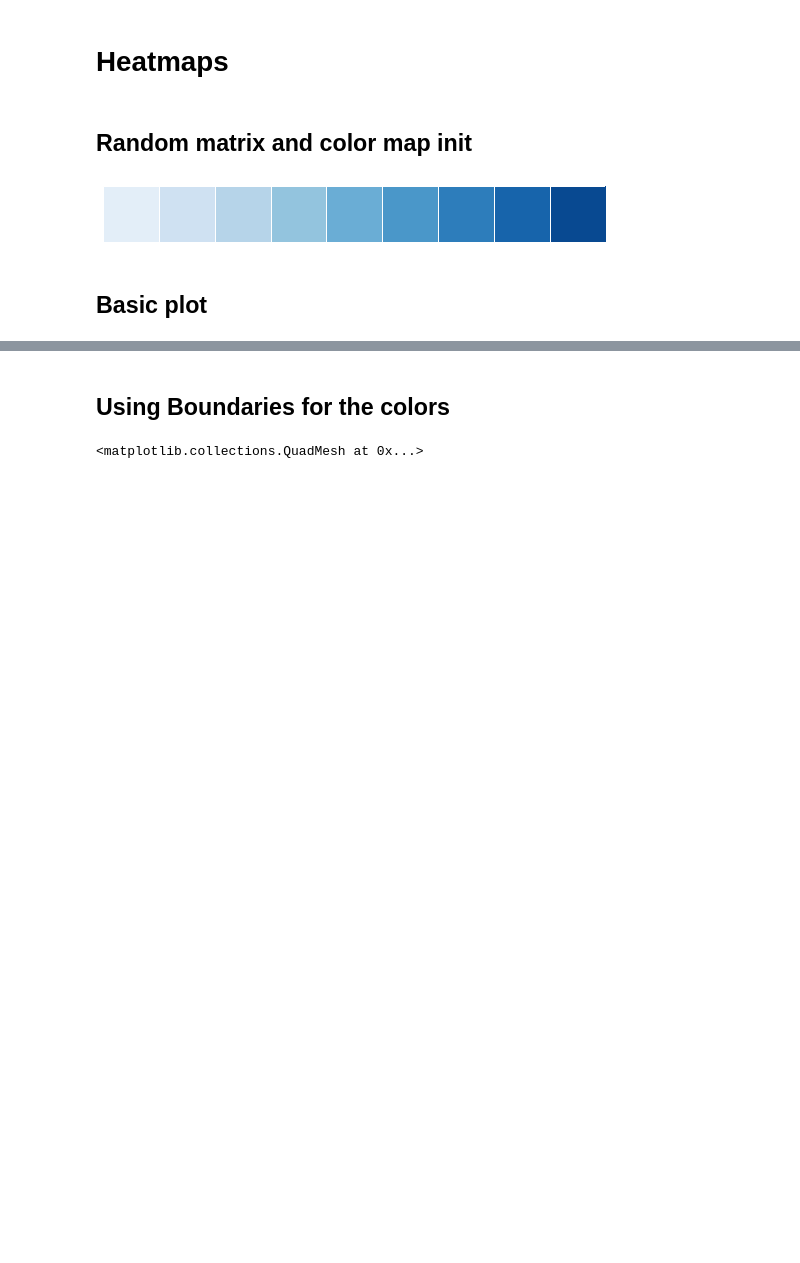
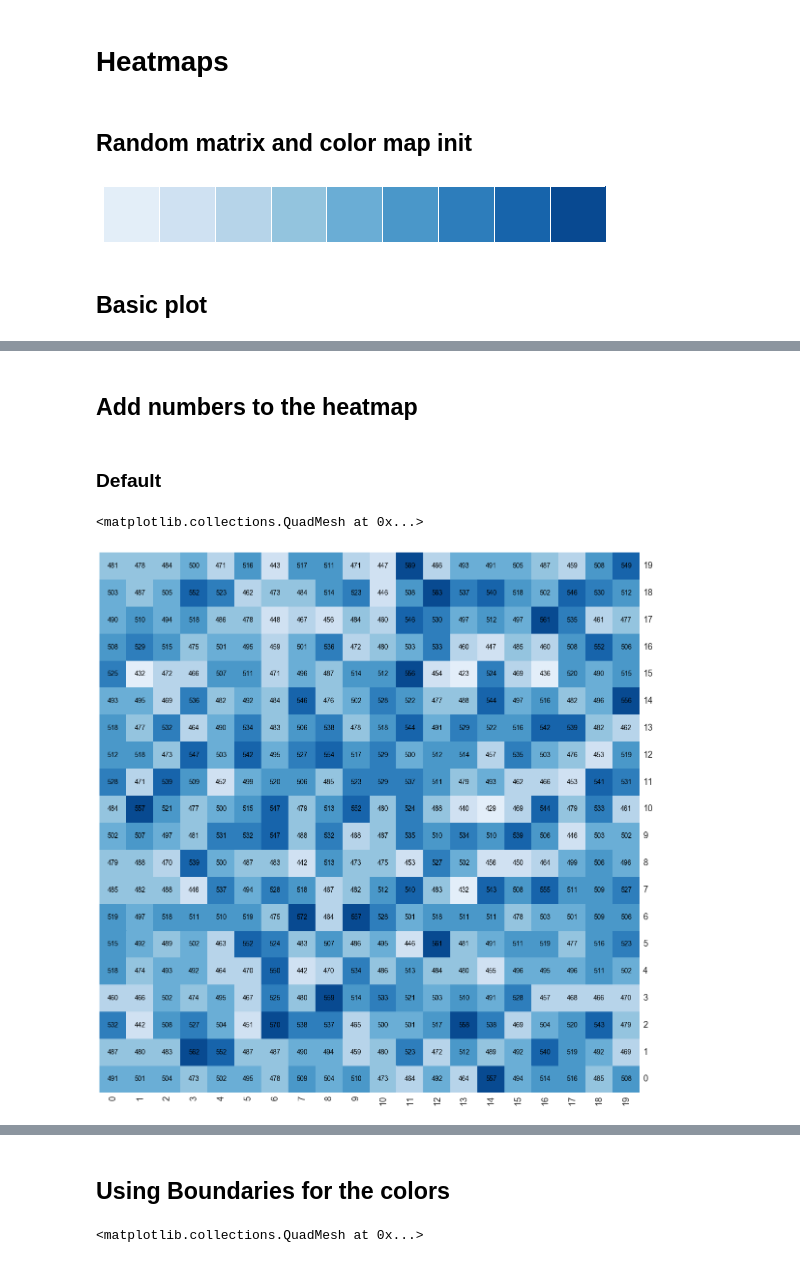
Before and after one commit to frubino/mgkit, a Jupyter notebook: docs/source/examples/plots/heatmap.ipynb, the cells around one changed output, grey strips where cells are left out. Drawn from its saved outputs; the diff is of its cells as text; code cells hidden in the pictures; blank space fills up the shorter version.

Commit message:
Added possibility to add numbers to an heatmap. Also updated the example notebook.

```diff
--- a/docs/source/examples/plots/heatmap.ipynb
+++ b/docs/source/examples/plots/heatmap.ipynb
@@ -34,0 +35,10 @@ mgkit.plots.heatmap.baseheatmap(data, ax, cmap=cmap)
+# %% [markdown]
+## Add numbers to the heatmap
+# %% [markdown]
+### Default
+# %%
+fig, ax = mgkit.plots.get_single_figure(figsize=(20,20))
+mgkit.plots.heatmap.baseheatmap(data.iloc[:20, :20], ax, cmap=cmap, annot=True)
+# %% [output]
+<matplotlib.collections.QuadMesh at 0x...>
+[figure, added]
```
Also changed, not shown: parts of 11 cells of this notebook, 1 other file.
